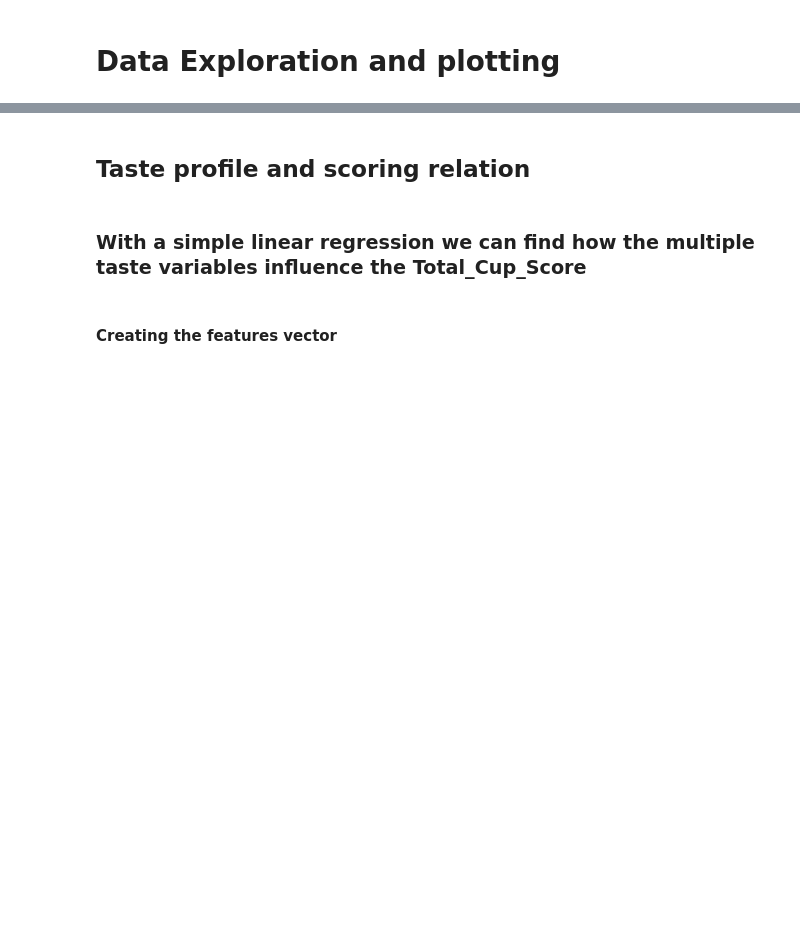
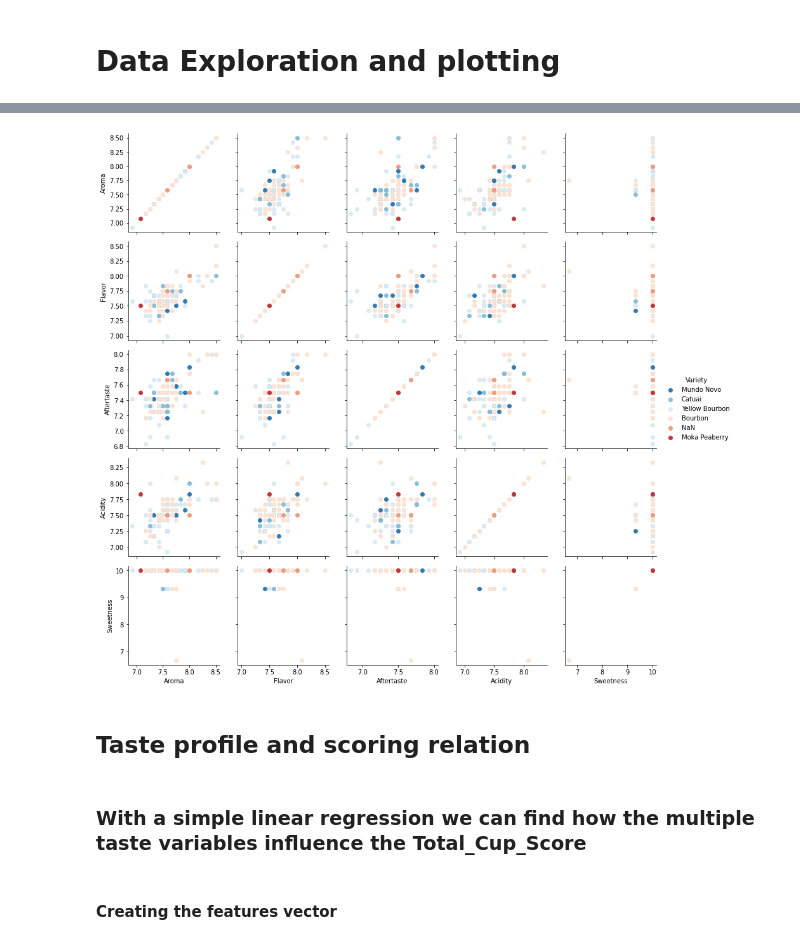
Before and after one commit to Thiziri-Hafir/Donnees_Massives, a Jupyter notebook: quarto.ipynb, the cells around one changed output, grey strips where cells are left out. Cells and saved outputs as stored; diff of their text form; code cells hidden in the pictures; blank space fills up the shorter version.

```diff
--- a/quarto.ipynb
+++ b/quarto.ipynb
@@ -100,3 +101,5 @@ df_arabica.show(100, 100)
 |                    castelhana farm|           NaN|           NaN| 7.17|  7.25|      7.08|   7.17|7.25|   7.58|      10.0|     10.0|     10.0|           80.75|                 NaN|
 +-----------------------------------+--------------+--------------+-----+------+----------+-------+----+-------+----------+---------+---------+----------------+--------------------+
 only showing top 100 rows
+# %%
+df_arabica = df_arabica.na.drop(subset=["altitude_mean_meters"])
@@ -201,3 +222,8 @@ df_arabica.show(10)
 |fazenda santo ant...|    900-1100|        Catuai| 7.67|  7.67|      7.67|    7.5|7.42|    7.5|      10.0|     10.0|     10.0|            83.0|              1000.0| -21.40862617568116| -46.80560442679 ...
 +--------------------+------------+--------------+-----+------+----------+-------+----+-------+----------+---------+---------+----------------+--------------------+-------------------+---------------- ...
 only showing top 10 rows
+# %%
+df_arabica = df_arabica.replace(float('nan'), None)
+#
+
+df_arabica.show(10)
@@ -204,2 +246,4 @@ only showing top 10 rows
+# %%
+df_arabica = df_arabica.na.fill(value='unknown',subset=["Variety"])
 # %% [markdown]
 # Data Exploration and plotting
@@ -225,3 +259,12 @@ df_arabica.drop(*("Farm_name","Variety")).describe().show()
+# %%
+import seaborn as sns
+import matplotlib.pyplot as plt
+g = sns.PairGrid(df_arabica.toPandas(), vars=['Aroma','Flavor','Aftertaste','Acidity','Sweetness'],
+                 hue='Variety', palette='RdBu_r')
+g.map(plt.scatter, alpha=0.99)
+g.add_legend();
+# %% [output]
+[figure, added]
 # %% [markdown]
 ## Taste profile and scoring relation
 # %% [markdown]
```
Also changed, not shown: parts of 36 cells of this notebook.
